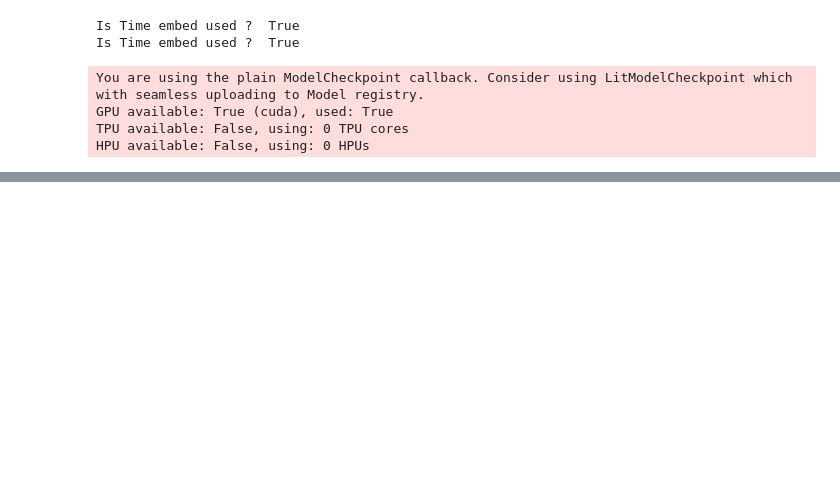
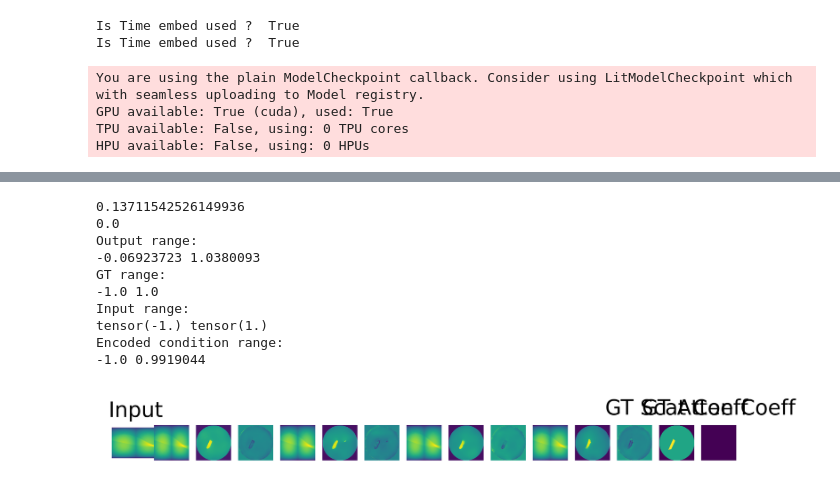
Before and after one commit to samuelnub/lircst-diffusion, a Jupyter notebook: src/diffusion_latent_conditional.ipynb, the cells around one changed output, grey strips where cells are left out. Saved outputs shown, nothing was run; the diff lists cells and outputs as text; code cells hidden in the pictures; blank space fills up the shorter version.

```diff
--- a/src/diffusion_latent_conditional.ipynb
+++ b/src/diffusion_latent_conditional.ipynb
@@ -69,0 +111,74 @@ Batch 1: PSNR: 6.3975, SSIM: -0.0036
+# %%
+plt.figure(dpi=800)
+plt.subplot(1,3+len(out)*2,1)
+plt.imshow(torch.sum(sino, axis=2))
+plt.title('Input')
+plt.axis('off')
+for idx in range(out.shape[0]*3):
+    if idx % 3 == 1:
+        continue
+    if idx % 3 == 2:
+        continue
+    plt.subplot(1,3+len(out)*3,idx+2)
+    plt.imshow(torch.sum(encoded_condition[idx//3].detach().cpu(), axis=0))
+    plt.axis('off')
+    plt.subplot(1,3+len(out)*3,idx+3)
+    plt.imshow(out[idx//3].detach().cpu()[0])
+    plt.axis('off')
+    plt.subplot(1,3+len(out)*3,idx+4)
+    plt.imshow(out[idx//3].detach().cpu()[1])
+    plt.axis('off')
+plt.subplot(1,3+len(out)*3,2+len(out)*3)
+plt.imshow(phan[0])
+plt.title('GT Scat Coeff')
+plt.axis('off')
+plt.subplot(1,3+len(out)*3,3+len(out)*3)
+plt.imshow(phan[1])
+plt.title('GT Atten Coeff')
+plt.axis('off')
+
+
+# Compare with GT using SSIM
+from skimage.metrics import structural_similarity as ssim
+
+def compare_images(imageA, imageB):
+    # Compute SSIM between two images
+
+    # If images aren't the same size, resize them
+    if imageA.shape != imageB.shape:
+        imageA = np.resize(imageA, imageB.shape)
+
+    # P.S. Scikit-image returns a value between -1 and 1, where 1 is a perfect match and -1 is a complete mismatch
+    s = ssim(imageA,
+             imageB,
+             multichannel=True,
+             data_range=imageB.max() - imageB.min())
+    return s
+
+print(compare_images(out[0].detach().cpu().numpy()[0], phan[0]))
+print(compare_images(out[0].detach().cpu().numpy()[1], phan[1]))
+
+# Also print the range of the output
+print("Output range:")
+print(out[0].detach().cpu().numpy()[0].min(), out[0].detach().cpu().numpy()[0].max())
+# Also print the range of the GT
+print("GT range:")
+print(phan[0].min(), phan[0].max())
+# Also print the range of the input
+print("Input range:")
+print(sino.min(), sino.max())
+# Also print the range of the encoded condition
+print("Encoded condition range:")
+print(encoded_condition[0].detach().cpu().numpy()[0].min(), encoded_condition[0].detach().cpu().numpy()[0].max())
+# %% [output]
+0.13711542526149936
+0.0
+Output range:
+-0.06923723 1.0380093
+GT range:
+-1.0 1.0
+Input range:
+tensor(-1.) tensor(1.)
+Encoded condition range:
+-1.0 0.9919044
+[figure, added]
```
Also changed, not shown: parts of 3 cells of this notebook, 25 other files.
